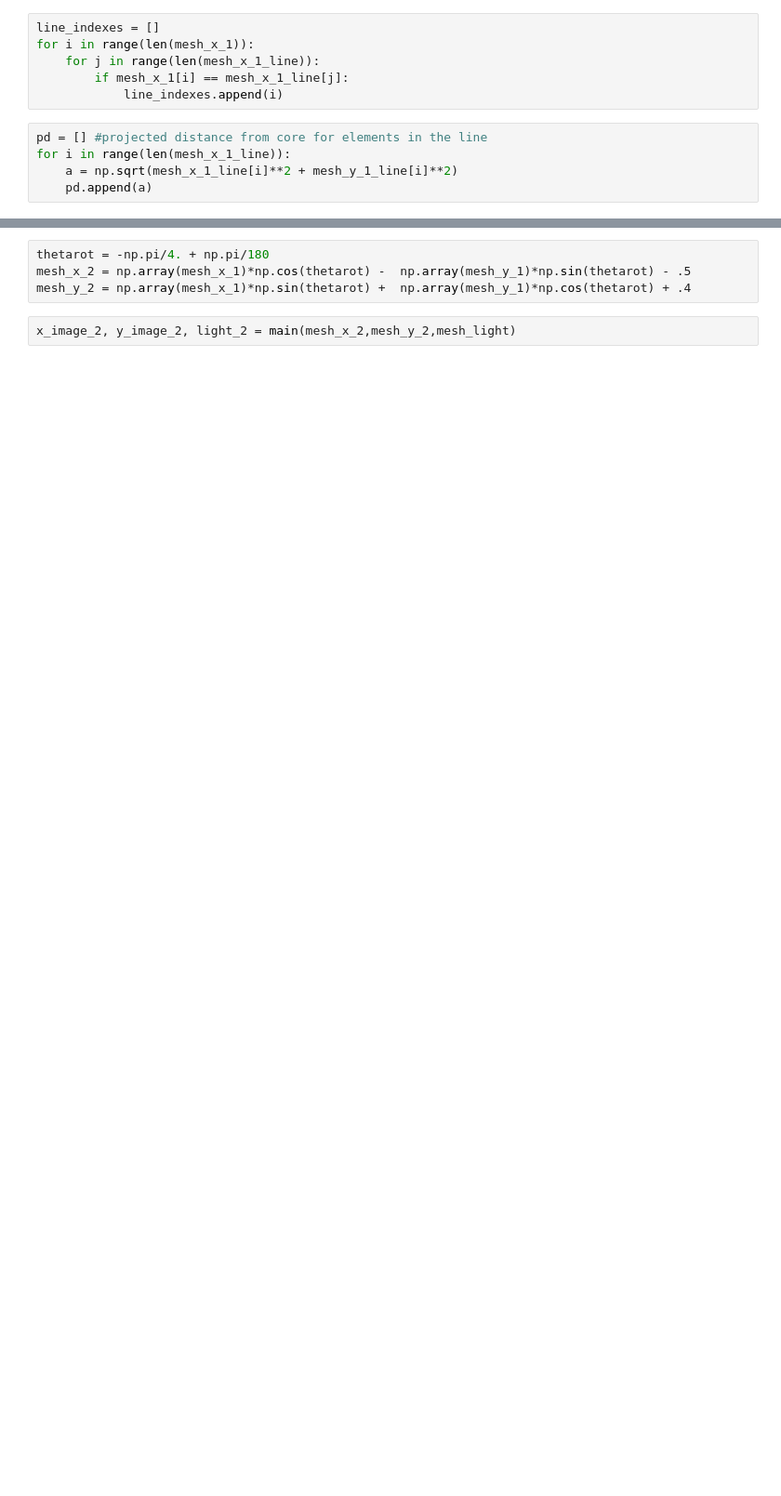
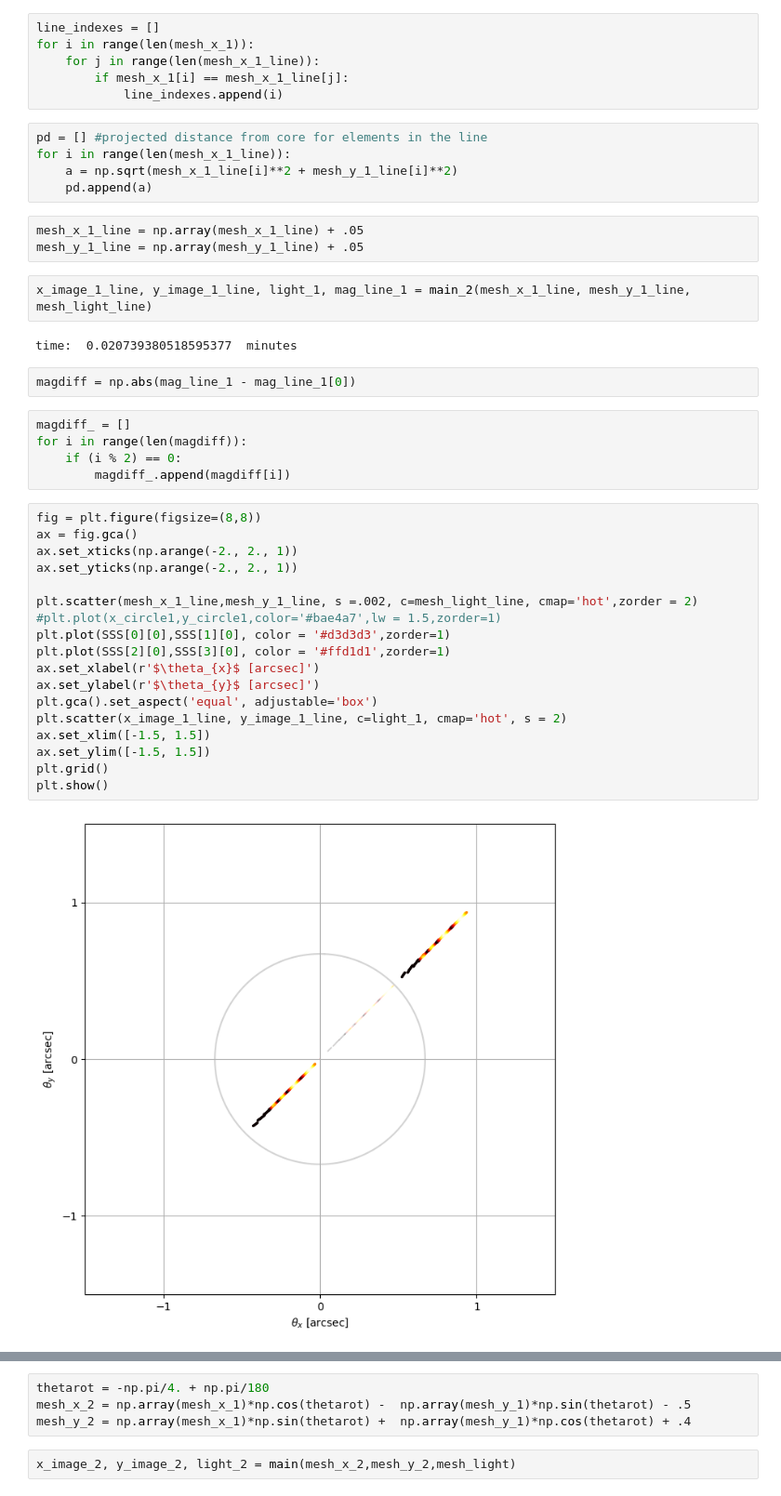
Before and after one commit to everettiantomi/lens-grav, a Jupyter notebook: numerical/magnification-timedelay.ipynb, the cells around one changed output, grey strips where cells are left out. Shown at 93% size. Saved outputs shown, nothing was run; the diff lists cells and outputs as text; blank space fills up the shorter version.

```diff
--- a/numerical/magnification-timedelay.ipynb
+++ b/numerical/magnification-timedelay.ipynb
@@ -331,3 +375,37 @@ pd = [] #projected distance from core for elements in the line
 for i in range(len(mesh_x_1_line)):
     a = np.sqrt(mesh_x_1_line[i]**2 + mesh_y_1_line[i]**2)
     pd.append(a)
+# %%
+mesh_x_1_line = np.array(mesh_x_1_line) + .05
+mesh_y_1_line = np.array(mesh_y_1_line) + .05
+# %%
+x_image_1_line, y_image_1_line, light_1, mag_line_1 = main_2(mesh_x_1_line, mesh_y_1_line, mesh_light_line)
+# %% [output]
+time:  0.020739380518595377  minutes
+# %%
+magdiff = np.abs(mag_line_1 - mag_line_1[0])
+# %%
+magdiff_ = []
+for i in range(len(magdiff)):
+    if (i % 2) == 0:
+        magdiff_.append(magdiff[i])
+# %%
+fig = plt.figure(figsize=(8,8))
+ax = fig.gca()
+ax.set_xticks(np.arange(-2., 2., 1))
+ax.set_yticks(np.arange(-2., 2., 1))
+
+plt.scatter(mesh_x_1_line,mesh_y_1_line, s =.002, c=mesh_light_line, cmap='hot',zorder = 2)
+#plt.plot(x_circle1,y_circle1,color='#bae4a7',lw = 1.5,zorder=1)
+plt.plot(SSS[0][0],SSS[1][0], color = '#d3d3d3',zorder=1)
+plt.plot(SSS[2][0],SSS[3][0], color = '#ffd1d1',zorder=1)
+ax.set_xlabel(r'$\theta_{x}$ [arcsec]')
+ax.set_ylabel(r'$\theta_{y}$ [arcsec]')
+plt.gca().set_aspect('equal', adjustable='box')
+plt.scatter(x_image_1_line, y_image_1_line, c=light_1, cmap='hot', s = 2)
+ax.set_xlim([-1.5, 1.5])
+ax.set_ylim([-1.5, 1.5])
+plt.grid()
+plt.show()
+# %% [output]
+[figure, added]
```
Also changed, not shown: parts of 33 cells of this notebook.
